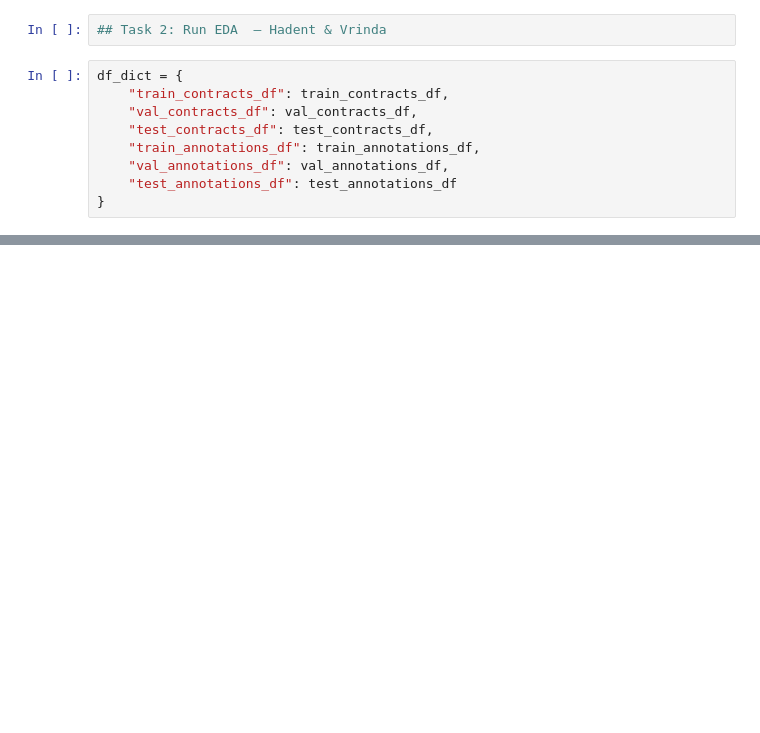
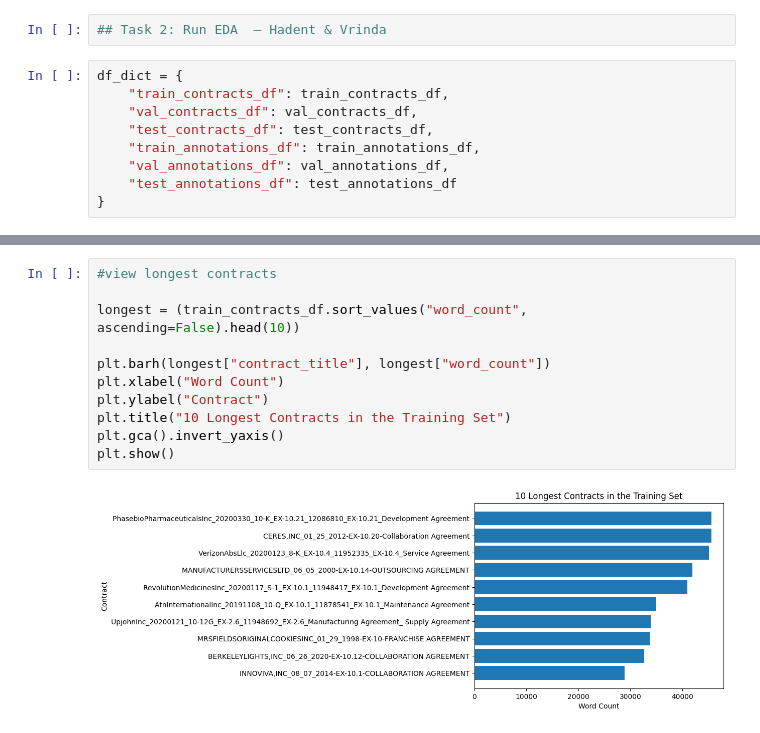
Before and after one commit to Break-Through-Tech/Accenture-1L-contract-review-challenge, a Jupyter notebook: notebooks/Google_colab.ipynb, the cells around one changed output, grey strips where cells are left out. Drawn from its saved outputs; the diff is of its cells as text; blank space fills up the shorter version.

```diff
--- a/notebooks/Google_colab.ipynb
+++ b/notebooks/Google_colab.ipynb
@@ -402,0 +512,13 @@ NameError: name 'train' is not defined
+# %%
+#view longest contracts
+
+longest = (train_contracts_df.sort_values("word_count", ascending=False).head(10))
+
+plt.barh(longest["contract_title"], longest["word_count"])
+plt.xlabel("Word Count")
+plt.ylabel("Contract")
+plt.title("10 Longest Contracts in the Training Set")
+plt.gca().invert_yaxis()
+plt.show()
+# %% [output]
+[figure, added]
```
Also changed, not shown: parts of 14 cells of this notebook, 6 other files.
